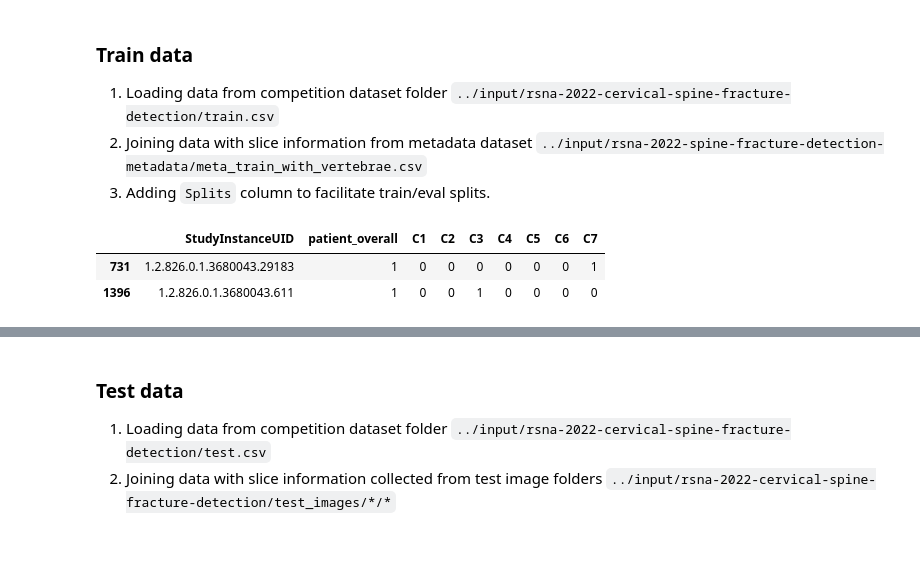
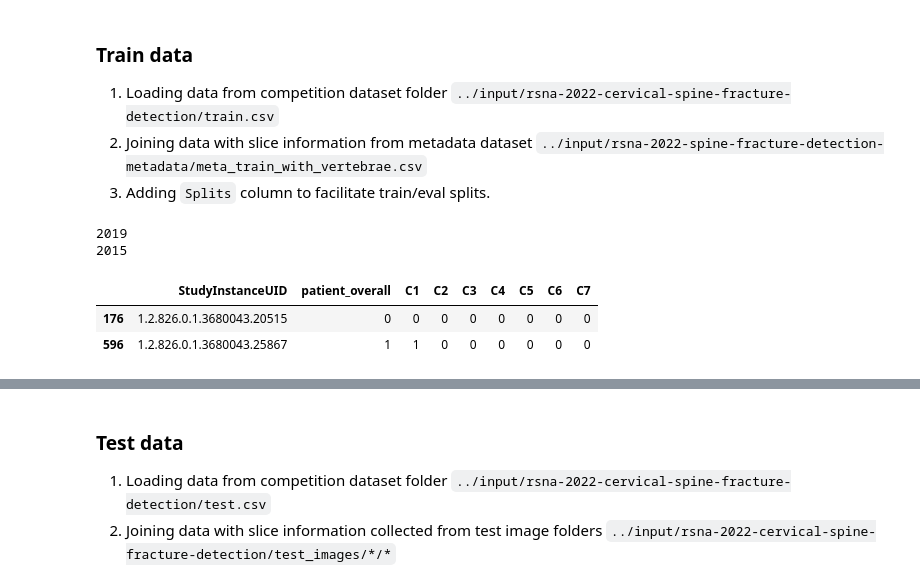
Before and after one commit to JavaZeroo/Kaggle, a Jupyter notebook: train-pytorch-effnetv2-baseline-cv-0-49.ipynb, the cells around one changed output, grey strips where cells are left out. Saved outputs shown, nothing was run; the diff lists cells and outputs as text; code cells hidden in the pictures; blank space fills up the shorter version.

```diff
--- a/train-pytorch-effnetv2-baseline-cv-0-49.ipynb
+++ b/train-pytorch-effnetv2-baseline-cv-0-49.ipynb
@@ -172,13 +175,21 @@ Running locally
 1. Loading data from competition dataset folder `../input/rsna-2022-cervical-spine-fracture-detection/train.csv`
 2. Joining data with slice information from metadata dataset `../input/rsna-2022-spine-fracture-detection-metadata/meta_train_with_vertebrae.csv`
 3. Adding `Splits` column to facilitate train/eval splits.
-# %%
-df_train = pd.read_csv(f'{RSNA_2022_PATH}/train.csv')
-df_train.sample(2)
-# %% [output]
-|  | StudyInstanceUID | patient_overall | C1 | C2 | C3 | C4 | C5 | C6 | C7 |
-| 731 | 1.2.826.0.1.3680043.29183 | 1 | 0 | 0 | 0 | 0 | 0 | 0 | 1 |
-| 1396 | 1.2.826.0.1.3680043.611 | 1 | 0 | 0 | 1 | 0 | 0 | 0 | 0 |
+# %%
+df_train = pd.read_csv(f'{RSNA_2022_PATH}/train.csv')
+print(len(df_train))
+df_train = df_train.drop(df_train[df_train['StudyInstanceUID'] == '1.2.826.0.1.3680043.20574'].index)
+df_train = df_train.drop(df_train[df_train['StudyInstanceUID'] == '1.2.826.0.1.3680043.20756'].index)
+df_train = df_train.drop(df_train[df_train['StudyInstanceUID'] == '1.2.826.0.1.3680043.29952'].index)
+df_train = df_train.drop(df_train[df_train['StudyInstanceUID'] == '1.2.826.0.1.3680043.8362'].index)
+print(len(df_train))
+df_train.sample(2)
+# %% [output]
+2019
+2015
+|  | StudyInstanceUID | patient_overall | C1 | C2 | C3 | C4 | C5 | C6 | C7 |
+| 176 | 1.2.826.0.1.3680043.20515 | 0 | 0 | 0 | 0 | 0 | 0 | 0 | 0 |
+| 596 | 1.2.826.0.1.3680043.25867 | 1 | 1 | 0 | 0 | 0 | 0 | 0 | 0 |
 # %%
 # rsna-2022-spine-fracture-detection-metadata contains inference of C1-C7 vertebrae for all training sample (95% accuracy)
 df_train_slices = pd.read_csv(f'{METADATA_PATH}/train_segmented.csv')
```
Also changed, not shown: parts of 14 cells of this notebook.
